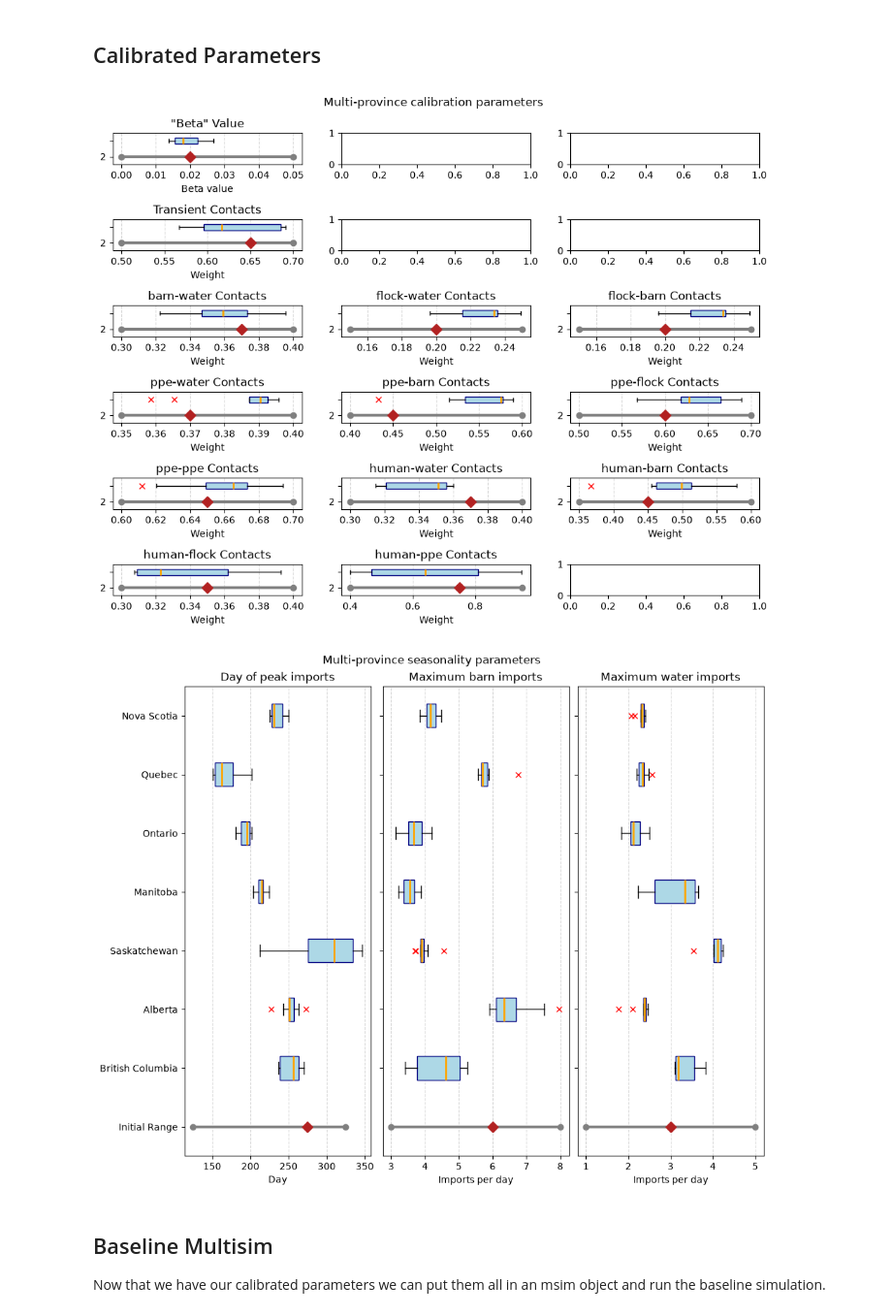
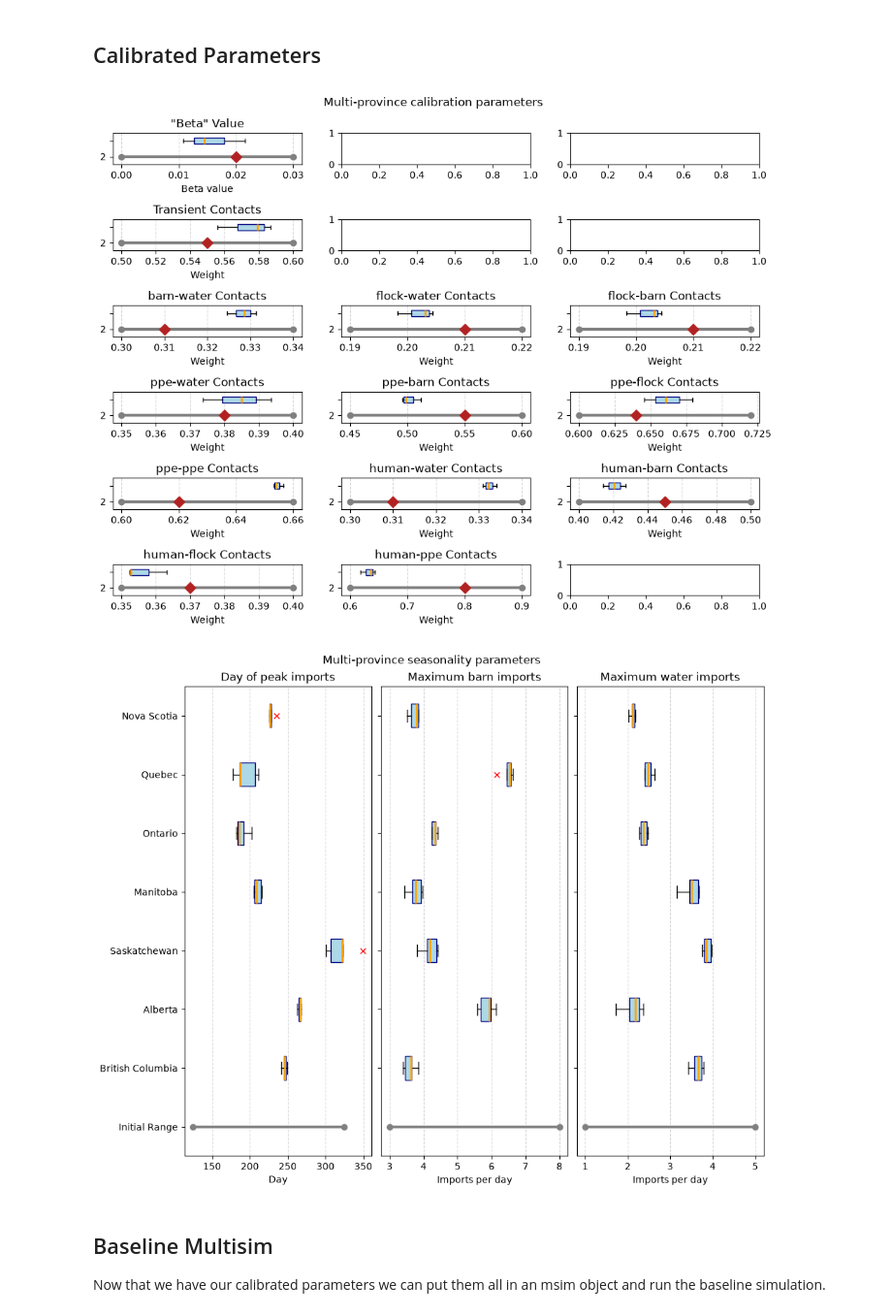
Before and after one commit to Flynn-Primrose/Zoonosim, a Jupyter notebook: workflows/zoonosim_paper.ipynb, the cells around one changed output. Shown at 97% size. Drawn from its saved outputs; the diff is of its cells as text; code cells hidden in the pictures.

```diff
--- a/workflows/zoonosim_paper.ipynb
+++ b/workflows/zoonosim_paper.ipynb
@@ -21,7 +21,7 @@ Zoonosim 0.0.2 (2026-03-03) — © 2025 by McGill University
 # %% [markdown]
 Next we set up the options and project name
 # %%
-project_name = "all_province_study_5"
+project_name = "all_province_study_9"
 zn.options.set(verbose=0) # How much output to print to the console (0 = none, 1 = some, 2 = all)
 zn.options.set(numba_parallel='safe') # Whether to use parallel processing for numba-compiled functions. Options are 'safe', 'force', or 'off'.
 zn.options.set(numba_cache=False) # Whether to cache numba-compiled functions to disk. Options are True or False.
@@ -440,26 +440,26 @@ And the last step before calibration is to specify what parameters can be adjust
 # %%
 global_calibration_pars = dict(
     beta = dict(
-        human = [0.02, 0.00, 0.05],
+        human = [0.02, 0.00, 0.03],
         # ppe = [0.05, 0.00, 0.25],
         # flock = [0.10, 0.00, 0.25],
         # barn = [0.15, 0.00, 0.25],
         # water = [0.20, 0.00, 0.25]
     ),
     beta_layer = dict(
-        human_ppe = [0.75, 0.40, 0.95],
+        human_ppe = [0.80, 0.60, 0.90],
         #human_human = [0.02, 0.00, 1.00], # No human to human interaction so this is superfluous.
-        human_flock = [0.35, 0.30, 0.40],
-        human_barn = [0.45, 0.35, 0.60],
-        human_water = [0.37, 0.30, 0.40],
-        ppe_ppe = [0.65, 0.60, 0.70],
-        ppe_flock = [0.60, 0.50, 0.70],
-        ppe_barn = [0.45, 0.40, 0.60],
-        ppe_water = [0.37, 0.35, 0.40],
-        flock_barn = [0.20, 0.15, 0.25],
-        flock_water = [0.20, 0.15, 0.25],
-        barn_water = [0.37, 0.30, 0.40],
-        transient = [0.65, 0.50, 0.70]
+        human_flock = [0.37, 0.35, 0.40],
+        human_barn = [0.45, 0.40, 0.50],
+        human_water = [0.31, 0.30, 0.34],
+        ppe_ppe = [0.62, 0.60, 0.66],
+        ppe_flock = [0.64, 0.60, 0.72],
+        ppe_barn = [0.55, 0.45, 0.60],
+        ppe_water = [0.38, 0.35, 0.40],
+        flock_barn = [0.21, 0.19, 0.22],
+        flock_water = [0.21, 0.19, 0.22],
+        barn_water = [0.31, 0.30, 0.34],
+        transient = [0.55, 0.50, 0.60]
     )
 )
 
@@ -653,10 +654,11 @@ df = count_leaf_entries(calibration_pars)
 
 chi95 = stats.chi2.ppf(0.95, df)
 
-cutoff = np.min(chi) + chi95
+#cutoff = np.min(chi) + chi95
+cutoff = sorted(chi)[3] + chi95 # debugging
 
 top_inds = np.where(chi<cutoff)[0]
-top_inds = np.where(chi<1500) # debugging
+#top_inds = np.where(chi<9000) # debugging
 
 top_trials = all_trials.iloc[top_inds]
 len(top_trials)
@@ -1062,7 +1060,7 @@ axs[5,1].grid(axis='x', linestyle='--', alpha=0.5)
 plt.tight_layout()
 plt.show()
 # %% [output]
-[figure, old version]
+[figure, new version]
 # %%
 fig, axs = plt.subplots(nrows = 1, ncols = 3, figsize=(10, 8), layout = 'constrained')
 fig.suptitle(f"Multi-province seasonality parameters")
@@ -1070,7 +1068,7 @@ fig.suptitle(f"Multi-province seasonality parameters")
 axs[0].hlines(y=1, xmin=local_pars['n_imports']['barn']['peak_day'][1], xmax=local_pars['n_imports']['barn']['peak_day'][2], colors='gray', linewidth=3, label='Day of peak imports')
 axs[0].plot(local_pars['n_imports']['barn']['peak_day'][1], 1, 'o', color='gray') # Cap start
 axs[0].plot(local_pars['n_imports']['barn']['peak_day'][2], 1, 'o', color='gray') # Cap end
-axs[0].plot(local_pars['n_imports']['barn']['peak_day'][0], 1, 'D', color='firebrick', markersize=8, label=f'Seed Value ({local_pars['n_imports']['barn']['peak_day'][0]})') # Mark seed
+#axs[0].plot(local_pars['n_imports']['barn']['peak_day'][0], 1, 'D', color='firebrick', markersize=8, label=f'Seed Value ({local_pars['n_imports']['barn']['peak_day'][0]})') # Mark seed
 ylabels = ['Initial Range']
 for i, province in enumerate(province_codes.keys()):
     ylabels.append(province)
@@ -1088,36 +1086,36 @@ axs[0].grid(axis='x', linestyle='--', alpha=0.5)
 axs[1].hlines(y=1, xmin=local_pars['n_imports']['barn']['max_import_rate'][1], xmax=local_pars['n_imports']['barn']['max_import_rate'][2], colors='gray', linewidth=3, label='Maximum barn imports')
 axs[1].plot(local_pars['n_imports']['barn']['max_import_rate'][1], 1, 'o', color='gray') # Cap start
 axs[1].plot(local_pars['n_imports']['barn']['max_import_rate'][2], 1, 'o', color='gray') # Cap end
-axs[1].plot(local_pars['n_imports']['barn']['max_import_rate'][0], 1, 'D', color='firebrick', markersize=8, label=f'Seed Value ({local_pars['n_imports']['barn']['max_import_rate'][0]})') # Mark seed
+#axs[1].plot(local_pars['n_imports']['barn']['max_import_rate'][0], 1, 'D', color='firebrick', markersize=8, label=f'Seed Value ({local_pars['n_imports']['barn']['max_import_rate'][0]})') # Mark seed
 for i, province in enumerate(province_codes.keys()):
     axs[1].boxplot(parameter_results[province]['n_imports']['barn']['max_import_rate'], vert=False, positions=[i+2], widths=0.4, patch_artist=True,
         boxprops=dict(facecolor='lightblue', color='navy'),
         medianprops=dict(color='orange', linewidth=2),
         flierprops=dict(marker='x', markeredgecolor='red'))
 axs[1].set_ylim(0.5, len(province_codes) + 1.5)
 #axs[1].set_yticks(range(1, len(province_codes)+2))
 axs[1].set_yticklabels("")
 axs[1].set_xlabel('Imports per day')
 axs[1].set_title('Maximum barn imports')
 axs[1].grid(axis='x', linestyle='--', alpha=0.5)
 
 axs[2].hlines(y=1, xmin=local_pars['n_imports']['water']['max_import_rate'][1], xmax=local_pars['n_imports']['water']['max_import_rate'][2], colors='gray', linewidth=3, label='Maximum water imports')
 axs[2].plot(local_pars['n_imports']['water']['max_import_rate'][1], 1, 'o', color='gray') # Cap start
 axs[2].plot(local_pars['n_imports']['water']['max_import_rate'][2], 1, 'o', color='gray') # Cap end
-axs[2].plot(local_pars['n_imports']['water']['max_import_rate'][0], 1, 'D', color='firebrick', markersize=8, label=f'Seed Value ({local_pars['n_imports']['water']['max_import_rate'][0]})') # Mark seed
+#axs[2].plot(local_pars['n_imports']['water']['max_import_rate'][0], 1, 'D', color='firebrick', markersize=8, label=f'Seed Value ({local_pars['n_imports']['water']['max_import_rate'][0]})') # Mark seed
 for i, province in enumerate(province_codes.keys()):
     axs[2].boxplot(parameter_results[province]['n_imports']['water']['max_import_rate'], vert=False, positions=[i+2], widths=0.4, patch_artist=True,
         boxprops=dict(facecolor='lightblue', color='navy'),
         medianprops=dict(color='orange', linewidth=2),
         flierprops=dict(marker='x', markeredgecolor='red'))
 axs[2].set_ylim(0.5, len(province_codes) + 1.5)
 #axs[2].set_yticks(range(1, len(province_codes)+2))
 axs[2].set_yticklabels("")
 axs[2].set_xlabel('Imports per day')
 axs[2].set_title('Maximum water imports')
 axs[2].grid(axis='x', linestyle='--', alpha=0.5)
 # %% [output]
-[figure, old version]
+[figure, new version]
 # %% [markdown]
 ## Baseline Multisim
 
```
Also changed, not shown: parts of 10 cells of this notebook, 30 other files.
